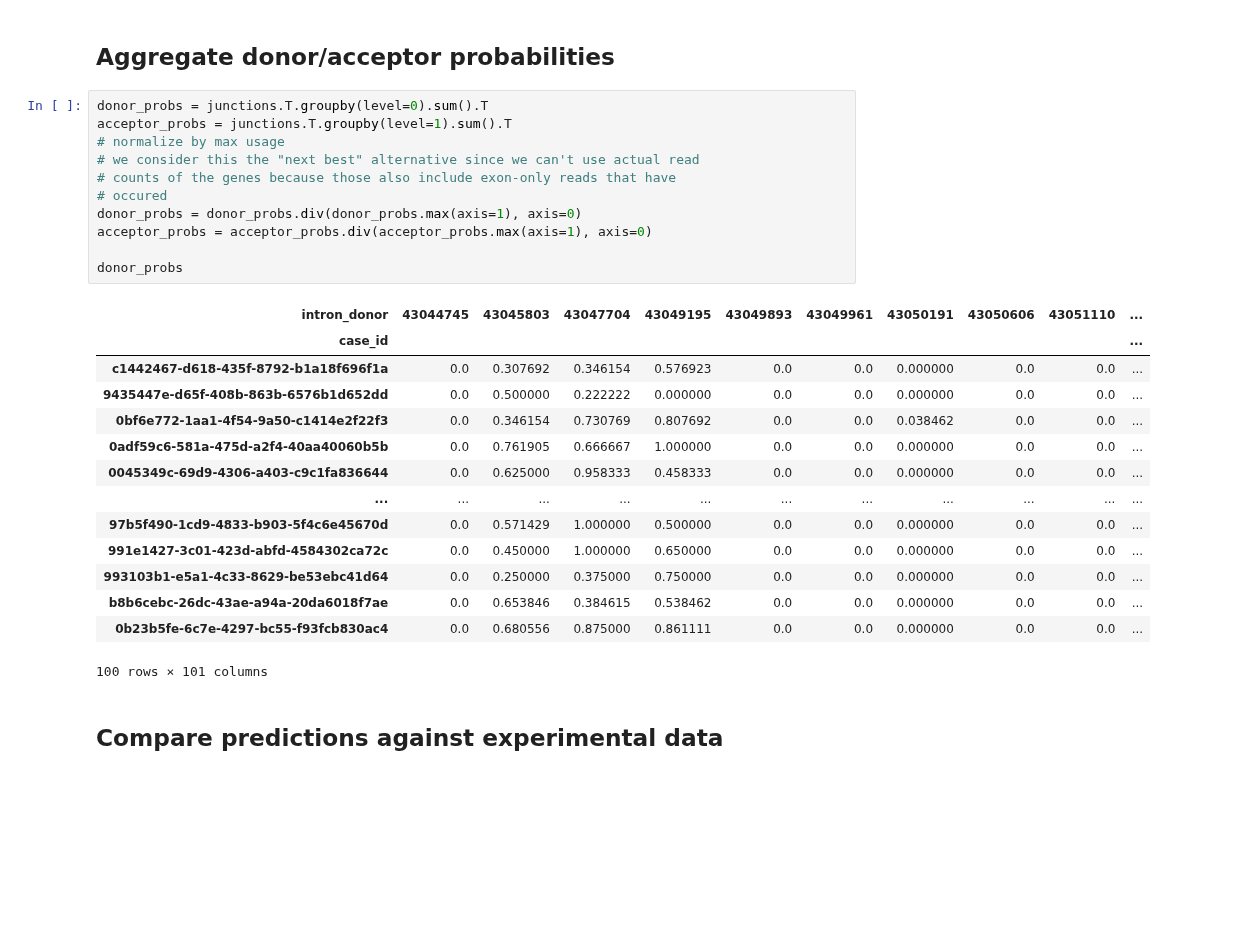
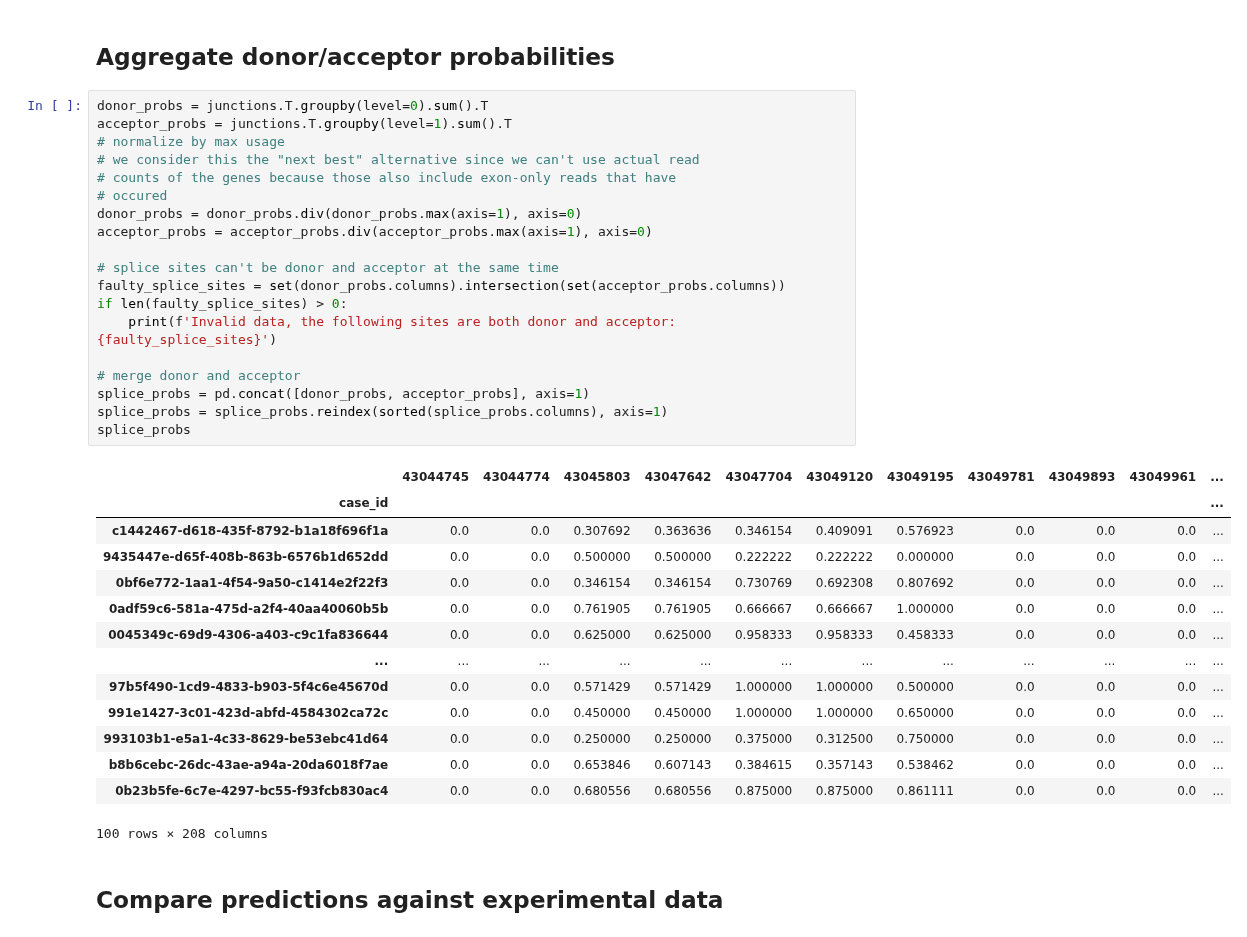
Before and after one commit to jannis-baum/hpi-hoai, a Jupyter notebook: evaluation.ipynb, the cells around one changed output. Drawn from its saved outputs; the diff is of its cells as text; blank space fills up the shorter version.

```diff
--- a/evaluation.ipynb
+++ b/evaluation.ipynb
@@ -70,29 +70,37 @@ plt.show()
 # %%
 donor_probs = junctions.T.groupby(level=0).sum().T
 acceptor_probs = junctions.T.groupby(level=1).sum().T
 # normalize by max usage
 # we consider this the "next best" alternative since we can't use actual read
 # counts of the genes because those also include exon-only reads that have
 # occured
 donor_probs = donor_probs.div(donor_probs.max(axis=1), axis=0)
 acceptor_probs = acceptor_probs.div(acceptor_probs.max(axis=1), axis=0)
 
-donor_probs
+# splice sites can't be donor and acceptor at the same time
+faulty_splice_sites = set(donor_probs.columns).intersection(set(acceptor_probs.columns))
+if len(faulty_splice_sites) > 0:
+    print(f'Invalid data, the following sites are both donor and acceptor: {faulty_splice_sites}')
+
+# merge donor and acceptor
+splice_probs = pd.concat([donor_probs, acceptor_probs], axis=1)
+splice_probs = splice_probs.reindex(sorted(splice_probs.columns), axis=1)
+splice_probs
 # %% [output]
-| intron_donor | 43044745 | 43045803 | 43047704 | 43049195 | 43049893 | 43049961 | 43050191 | 43050606 | 43051110 | ... |
-| case_id |  |  |  |  |  |  |  |  |  | ... |
-| c1442467-d618-435f-8792-b1a18f696f1a | 0.0 | 0.307692 | 0.346154 | 0.576923 | 0.0 | 0.0 | 0.000000 | 0.0 | 0.0 | ... |
-| 9435447e-d65f-408b-863b-6576b1d652dd | 0.0 | 0.500000 | 0.222222 | 0.000000 | 0.0 | 0.0 | 0.000000 | 0.0 | 0.0 | ... |
-| 0bf6e772-1aa1-4f54-9a50-c1414e2f22f3 | 0.0 | 0.346154 | 0.730769 | 0.807692 | 0.0 | 0.0 | 0.038462 | 0.0 | 0.0 | ... |
-| 0adf59c6-581a-475d-a2f4-40aa40060b5b | 0.0 | 0.761905 | 0.666667 | 1.000000 | 0.0 | 0.0 | 0.000000 | 0.0 | 0.0 | ... |
-| 0045349c-69d9-4306-a403-c9c1fa836644 | 0.0 | 0.625000 | 0.958333 | 0.458333 | 0.0 | 0.0 | 0.000000 | 0.0 | 0.0 | ... |
-| ... | ... | ... | ... | ... | ... | ... | ... | ... | ... | ... |
-| 97b5f490-1cd9-4833-b903-5f4c6e45670d | 0.0 | 0.571429 | 1.000000 | 0.500000 | 0.0 | 0.0 | 0.000000 | 0.0 | 0.0 | ... |
-| 991e1427-3c01-423d-abfd-4584302ca72c | 0.0 | 0.450000 | 1.000000 | 0.650000 | 0.0 | 0.0 | 0.000000 | 0.0 | 0.0 | ... |
-| 993103b1-e5a1-4c33-8629-be53ebc41d64 | 0.0 | 0.250000 | 0.375000 | 0.750000 | 0.0 | 0.0 | 0.000000 | 0.0 | 0.0 | ... |
-| b8b6cebc-26dc-43ae-a94a-20da6018f7ae | 0.0 | 0.653846 | 0.384615 | 0.538462 | 0.0 | 0.0 | 0.000000 | 0.0 | 0.0 | ... |
-| 0b23b5fe-6c7e-4297-bc55-f93fcb830ac4 | 0.0 | 0.680556 | 0.875000 | 0.861111 | 0.0 | 0.0 | 0.000000 | 0.0 | 0.0 | ... |
+|  | 43044745 | 43044774 | 43045803 | 43047642 | 43047704 | 43049120 | 43049195 | 43049781 | 43049893 | 43049961 | ... |
+| case_id |  |  |  |  |  |  |  |  |  |  | ... |
+| c1442467-d618-435f-8792-b1a18f696f1a | 0.0 | 0.0 | 0.307692 | 0.363636 | 0.346154 | 0.409091 | 0.576923 | 0.0 | 0.0 | 0.0 | ... |
+| 9435447e-d65f-408b-863b-6576b1d652dd | 0.0 | 0.0 | 0.500000 | 0.500000 | 0.222222 | 0.222222 | 0.000000 | 0.0 | 0.0 | 0.0 | ... |
+| 0bf6e772-1aa1-4f54-9a50-c1414e2f22f3 | 0.0 | 0.0 | 0.346154 | 0.346154 | 0.730769 | 0.692308 | 0.807692 | 0.0 | 0.0 | 0.0 | ... |
+| 0adf59c6-581a-475d-a2f4-40aa40060b5b | 0.0 | 0.0 | 0.761905 | 0.761905 | 0.666667 | 0.666667 | 1.000000 | 0.0 | 0.0 | 0.0 | ... |
+| 0045349c-69d9-4306-a403-c9c1fa836644 | 0.0 | 0.0 | 0.625000 | 0.625000 | 0.958333 | 0.958333 | 0.458333 | 0.0 | 0.0 | 0.0 | ... |
+| ... | ... | ... | ... | ... | ... | ... | ... | ... | ... | ... | ... |
+| 97b5f490-1cd9-4833-b903-5f4c6e45670d | 0.0 | 0.0 | 0.571429 | 0.571429 | 1.000000 | 1.000000 | 0.500000 | 0.0 | 0.0 | 0.0 | ... |
+| 991e1427-3c01-423d-abfd-4584302ca72c | 0.0 | 0.0 | 0.450000 | 0.450000 | 1.000000 | 1.000000 | 0.650000 | 0.0 | 0.0 | 0.0 | ... |
+| 993103b1-e5a1-4c33-8629-be53ebc41d64 | 0.0 | 0.0 | 0.250000 | 0.250000 | 0.375000 | 0.312500 | 0.750000 | 0.0 | 0.0 | 0.0 | ... |
+| b8b6cebc-26dc-43ae-a94a-20da6018f7ae | 0.0 | 0.0 | 0.653846 | 0.607143 | 0.384615 | 0.357143 | 0.538462 | 0.0 | 0.0 | 0.0 | ... |
+| 0b23b5fe-6c7e-4297-bc55-f93fcb830ac4 | 0.0 | 0.0 | 0.680556 | 0.680556 | 0.875000 | 0.875000 | 0.861111 | 0.0 | 0.0 | 0.0 | ... |
-100 rows × 101 columns
+100 rows × 208 columns
 # %% [markdown]
 ## Compare predictions against experimental data
 # %%
```
Also changed, not shown: parts of 5 cells of this notebook, 1 other file.
